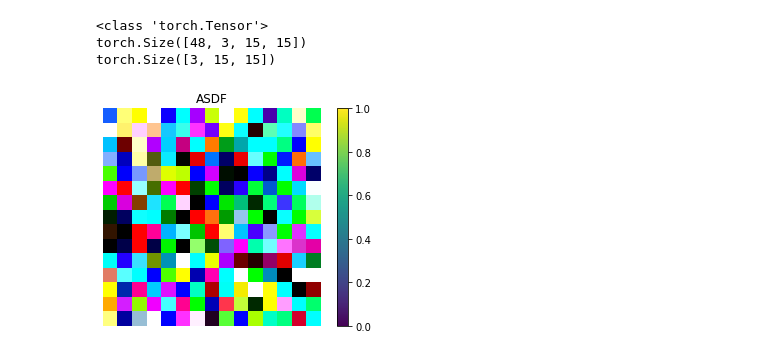
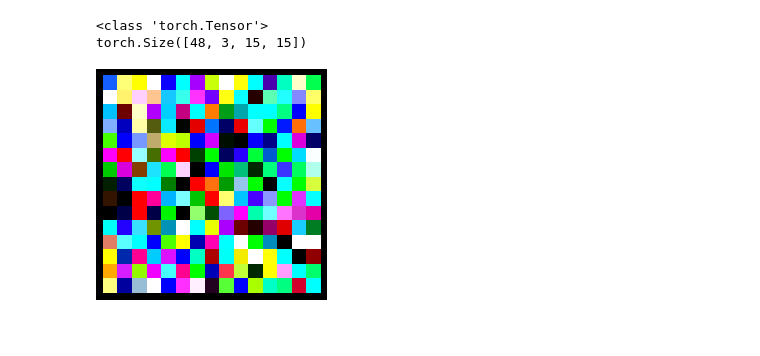
Before and after one commit to JimenaGonzalez/Searching-double-lenses, a Jupyter notebook: Visualization.ipynb, the cells around one changed output. Drawn from its saved outputs; the diff is of its cells as text; code cells hidden in the pictures; blank space fills up the shorter version.

```diff
--- a/Visualization.ipynb
+++ b/Visualization.ipynb
@@ -6,7 +6,11 @@ import pandas as pd
 import torch
 import torch.nn as nn
 
+from astropy.io import fits
 from astropy.visualization import make_lupton_rgb
+import random
+
+plt.style.use('dark_background')
 # %%
 class CNN(nn.Module):
     """
@@ -80,26 +84,22 @@ weight_tensor = cnn.conv1.weight.data
 print(type(weight_tensor))
 print(weight_tensor.shape)
 first = weight_tensor[0]
-print(first.shape)
 # %% [output]
 <class 'torch.Tensor'>
 torch.Size([48, 3, 15, 15])
-torch.Size([3, 15, 15])
 # %%
 npimg = np.array(first.numpy(), np.float32)
 #standardize the numpy image
 npimg = (npimg - np.mean(npimg)) / np.std(npimg)
 npimg = np.minimum(1, np.maximum(0, (npimg + 0.5)))
 npimg = npimg.transpose((1, 2, 0))
 
 plt.figure()
 plt.axis('off')
-plt.title('ASDF')
 plt.imshow(npimg)
-plt.colorbar()
 plt.show()
 # %% [output]
-[figure, old version]
+[figure, new version]
 # %%
 def plot_weights(weight_tensor, multi):
     plt.figure(figsize=(16,20))
```
Also changed, not shown: parts of 15 cells of this notebook, 1 other file.
